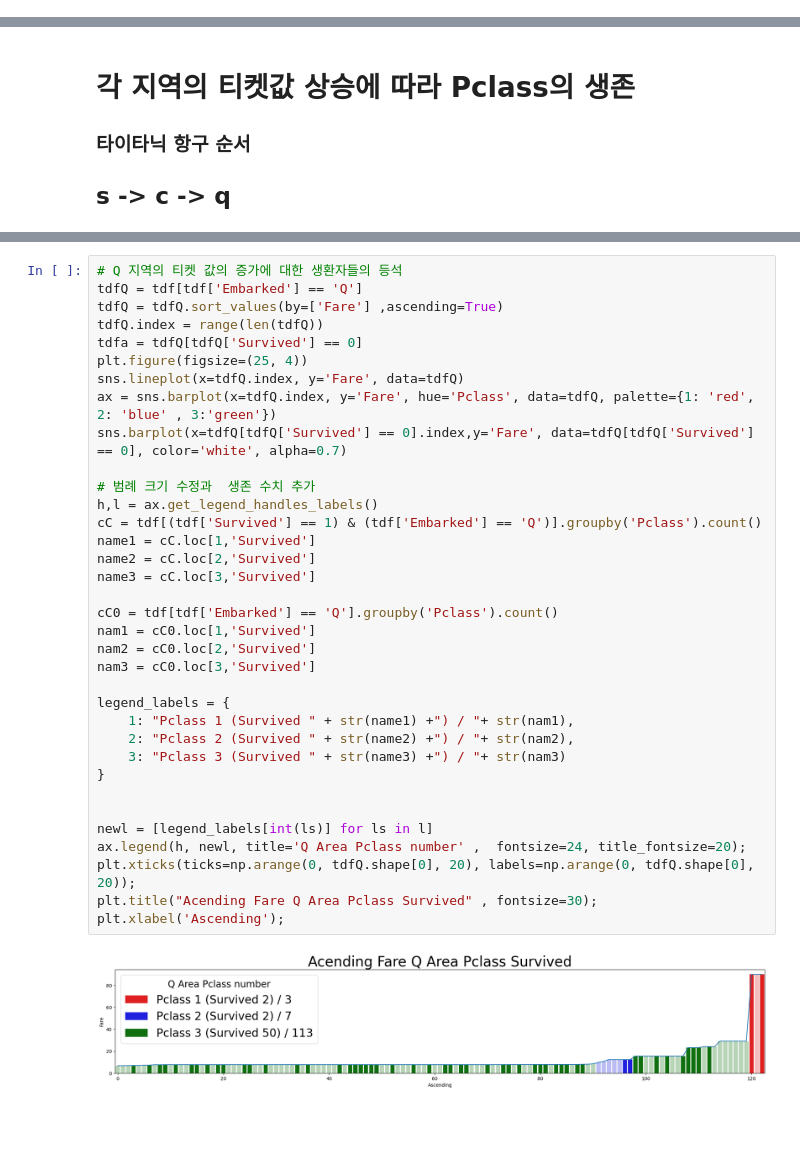
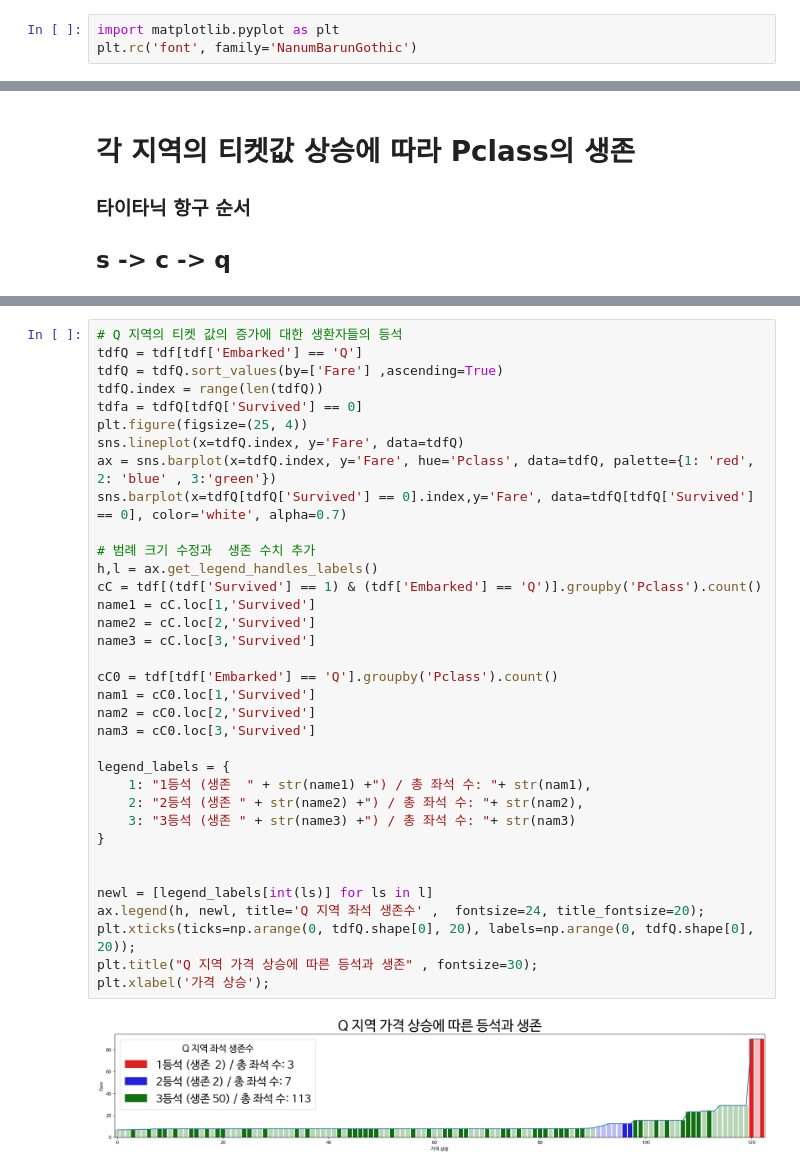
Before and after one commit to sjunc/2025-1-BigData-Team, a Jupyter notebook: analysis/김동혁_타이타닉.ipynb, the cells around one changed output, grey strips where cells are left out. Cells and saved outputs as stored; diff of their text form; blank space fills up the shorter version.

```diff
--- a/analysis/김동혁_타이타닉.ipynb
+++ b/analysis/김동혁_타이타닉.ipynb
@@ -5,6 +27,9 @@ import numpy as np
 import pandas as pd
 import matplotlib.pyplot as plt
 import seaborn as sns
+# %%
+import matplotlib.pyplot as plt
+plt.rc('font', family='NanumBarunGothic')
 # %%
 !git clone https://github.com/sjunc/2025-1-BigData-Team
 # %% [output]
@@ -233,37 +418,37 @@ plt.xlabel('Ascending');
 # %%
 # Q 지역의 티켓 값의 증가에 대한 생환자들의 등석
 tdfQ = tdf[tdf['Embarked'] == 'Q']
 tdfQ = tdfQ.sort_values(by=['Fare'] ,ascending=True)
 tdfQ.index = range(len(tdfQ))
 tdfa = tdfQ[tdfQ['Survived'] == 0]
 plt.figure(figsize=(25, 4))
 sns.lineplot(x=tdfQ.index, y='Fare', data=tdfQ)
 ax = sns.barplot(x=tdfQ.index, y='Fare', hue='Pclass', data=tdfQ, palette={1: 'red', 2: 'blue' , 3:'green'})
 sns.barplot(x=tdfQ[tdfQ['Survived'] == 0].index,y='Fare', data=tdfQ[tdfQ['Survived'] == 0], color='white', alpha=0.7)
 
 # 범례 크기 수정과  생존 수치 추가
 h,l = ax.get_legend_handles_labels()
 cC = tdf[(tdf['Survived'] == 1) & (tdf['Embarked'] == 'Q')].groupby('Pclass').count()
 name1 = cC.loc[1,'Survived']
 name2 = cC.loc[2,'Survived']
 name3 = cC.loc[3,'Survived']
 
 cC0 = tdf[tdf['Embarked'] == 'Q'].groupby('Pclass').count()
 nam1 = cC0.loc[1,'Survived']
 nam2 = cC0.loc[2,'Survived']
 nam3 = cC0.loc[3,'Survived']
 
 legend_labels = {
-    1: "Pclass 1 (Survived " + str(name1) +") / "+ str(nam1),
-    2: "Pclass 2 (Survived " + str(name2) +") / "+ str(nam2),
-    3: "Pclass 3 (Survived " + str(name3) +") / "+ str(nam3)
+    1: "1등석 (생존  " + str(name1) +") / 총 좌석 수: "+ str(nam1),
+    2: "2등석 (생존 " + str(name2) +") / 총 좌석 수: "+ str(nam2),
+    3: "3등석 (생존 " + str(name3) +") / 총 좌석 수: "+ str(nam3)
 }
 
 
 newl = [legend_labels[int(ls)] for ls in l]
-ax.legend(h, newl, title='Q Area Pclass number' ,  fontsize=24, title_fontsize=20);
+ax.legend(h, newl, title='Q 지역 좌석 생존수' ,  fontsize=24, title_fontsize=20);
 plt.xticks(ticks=np.arange(0, tdfQ.shape[0], 20), labels=np.arange(0, tdfQ.shape[0], 20));
-plt.title("Acending Fare Q Area Pclass Survived" , fontsize=30);
-plt.xlabel('Ascending');
+plt.title("Q 지역 가격 상승에 따른 등석과 생존" , fontsize=30);
+plt.xlabel('가격 상승');
 # %% [output]
-[figure, old version]
+[figure, new version]
```
Also changed, not shown: parts of 14 cells of this notebook.
